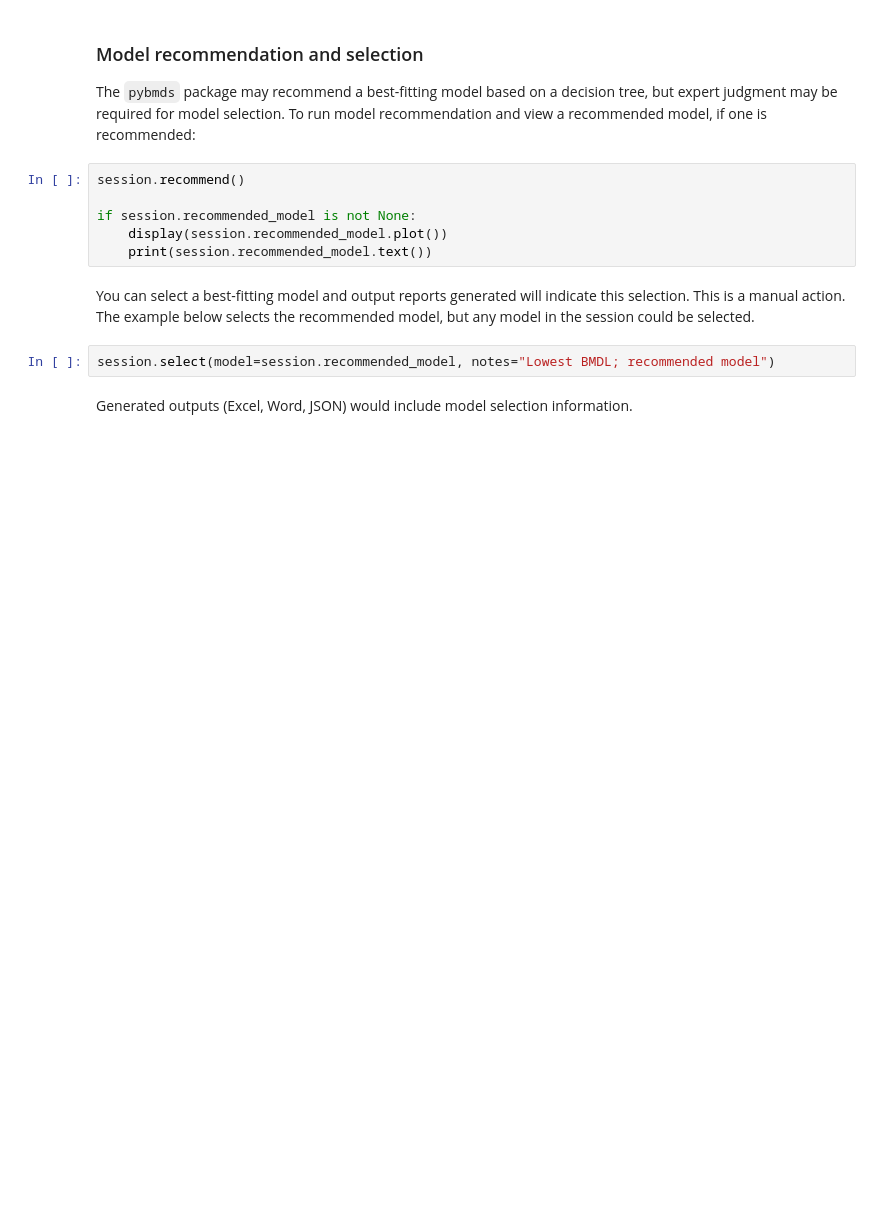
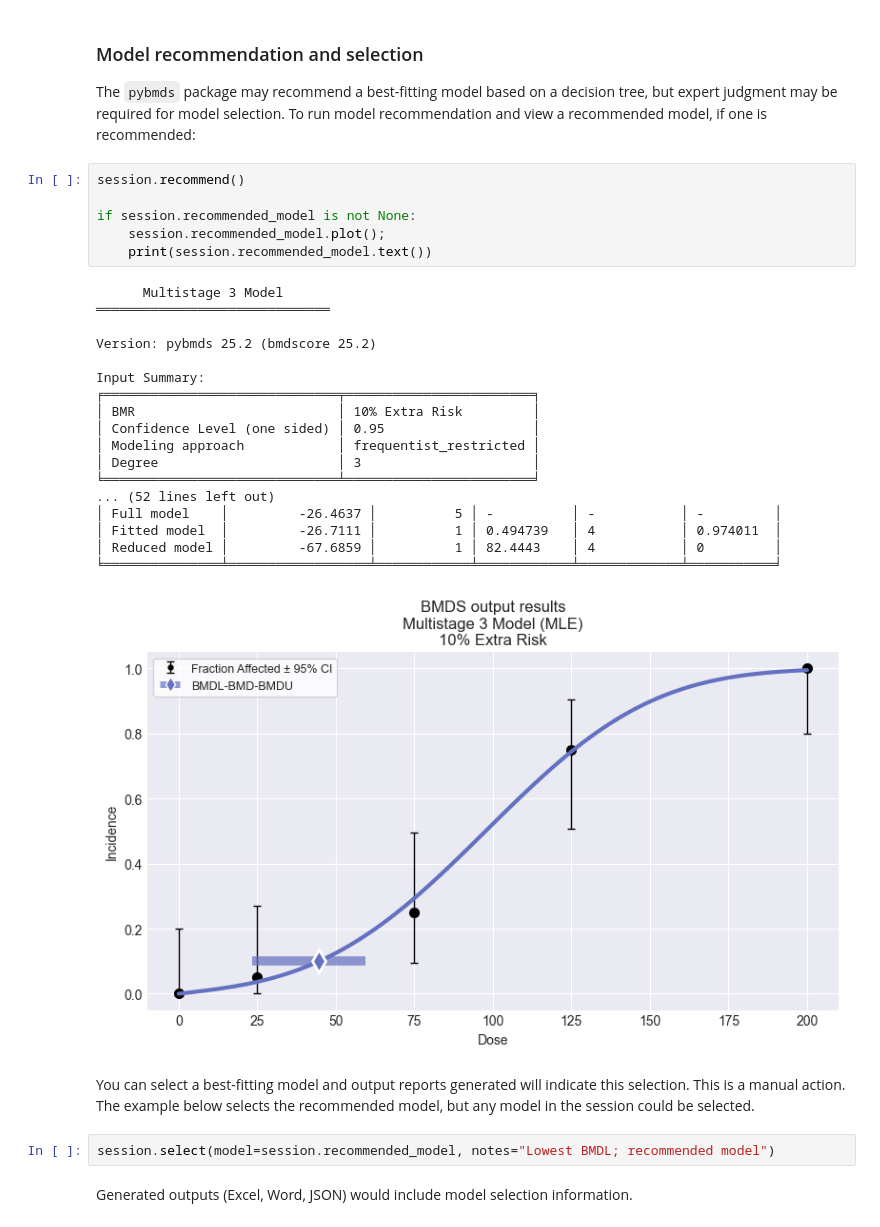
Before and after one commit to USEPA/BMDS, a Jupyter notebook: docs/source/recipes/dichotomous.ipynb, the cells around one changed output. Drawn from its saved outputs; the diff is of its cells as text; blank space fills up the shorter version.

```diff
--- a/docs/source/recipes/dichotomous.ipynb
+++ b/docs/source/recipes/dichotomous.ipynb
@@ -278,9 +411,28 @@ The `pybmds` package may recommend a best-fitting model based on a decision tree
 # %%
 session.recommend()
 
 if session.recommended_model is not None:
-    display(session.recommended_model.plot())
+    session.recommended_model.plot();
     print(session.recommended_model.text())
+# %% [output]
+      Multistage 3 Model
+══════════════════════════════
+
+Version: pybmds 25.2 (bmdscore 25.2)
+
+Input Summary:
+╒══════════════════════════════╤════════════════════════╕
+│ BMR                          │ 10% Extra Risk         │
+│ Confidence Level (one sided) │ 0.95                   │
+│ Modeling approach            │ frequentist_restricted │
+│ Degree                       │ 3                      │
+╘══════════════════════════════╧════════════════════════╛
+... (52 lines left out)
+│ Full model    │         -26.4637 │          5 │ -          │ -           │ -         │
+│ Fitted model  │         -26.7111 │          1 │ 0.494739   │ 4           │ 0.974011  │
+│ Reduced model │         -67.6859 │          1 │ 82.4443    │ 4           │ 0         │
+╘═══════════════╧══════════════════╧════════════╧════════════╧═════════════╧═══════════╛
+[figure, added]
 # %% [markdown]
 You can select a best-fitting model and output reports generated will indicate this selection.  This is a manual action. The example below selects the recommended model, but any model in the session could be selected.
 # %%
```
Also changed, not shown: parts of 21 cells of this notebook, 7 other files.
